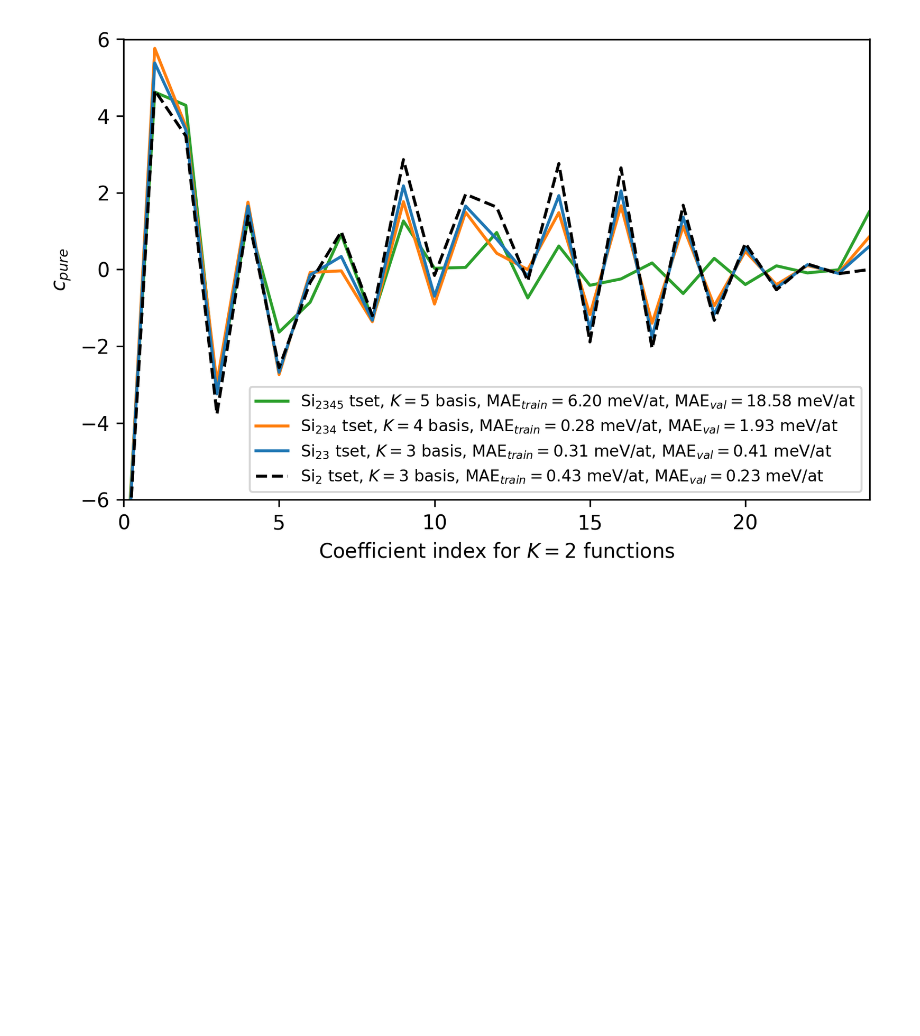
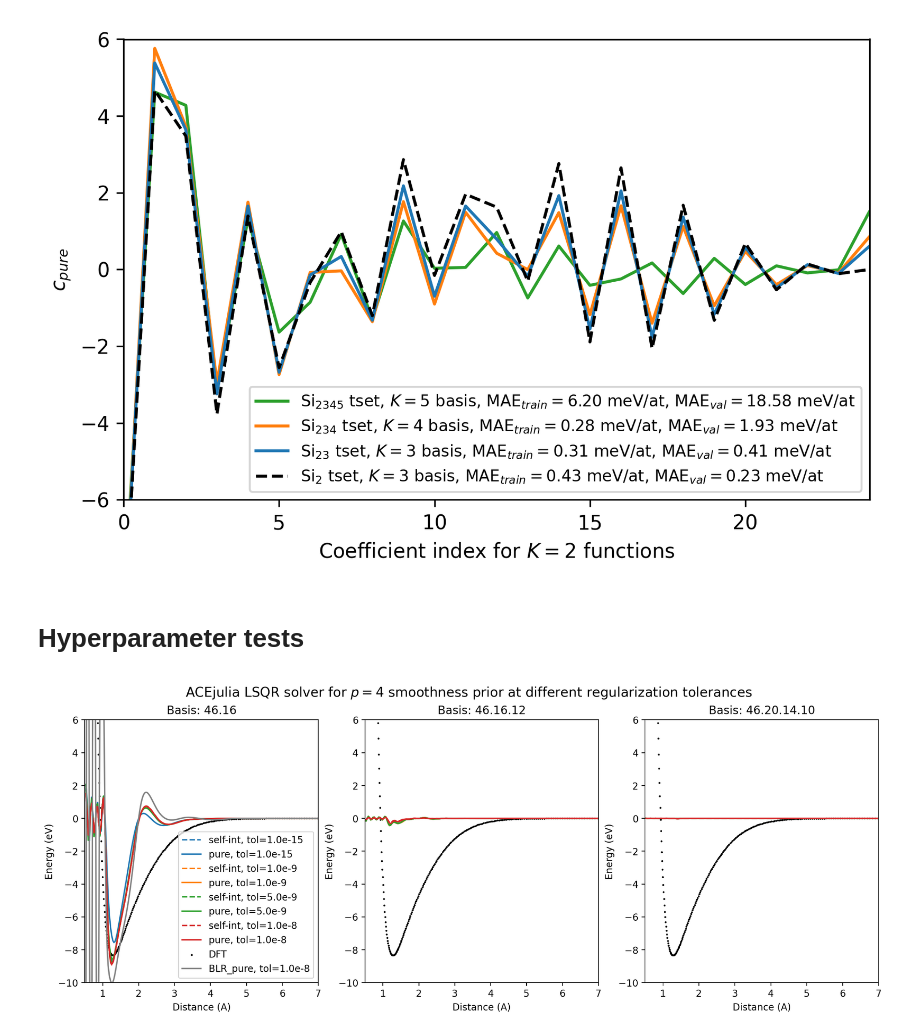
Before and after one commit to apolmiguel/aceconverge2025, a Jupyter notebook: plots_response.ipynb, the cells around one changed output. Cells and saved outputs as stored; diff of their text form; code cells hidden in the pictures; blank space fills up the shorter version.

```diff
--- a/plots_response.ipynb
+++ b/plots_response.ipynb
@@ -914,3 +952,50 @@ plt.tight_layout()
 fig.savefig('figures/ind_silicon_k2coeffs.png',dpi=300,bbox_inches='tight')
 # %% [output]
 [figure]
+# %% [markdown]
+# Hyperparameter tests
+# %%
+basis_tags = ['46.16', '46.16.12', '46.20.14.10']
+tolerances = ['1.0e-15', '1.0e-9', '5.0e-9', '1.0e-8']
+# tolerances = ['1.0e-8']
+dset = 'Tr1k_n'
+jl_dims = {}
+jl_puredims = {}
+
+for basis in basis_tags:
+    jl_puredims[basis] = {}
+    jl_dims[basis] = {}
+    for i,tol in enumerate(tolerances):
+        jl_dims[basis][tol] = np.loadtxt(f'acejulia/{dset}/' + basis + f'/ecost50.0/damp{tol}/dimercurve.dat').T
+        jl_puredims[basis][tol] = np.loadtxt(f'acejulia/{dset}_purify/' + basis + f'/ecost50.0/damp{tol}/dimercurve.dat').T
+
+g, gax = plt.subplots(1, 3, figsize=(15, 5), dpi=200)
+g.suptitle(r'ACEjulia LSQR solver for $p=4$ smoothness prior at different regularization tolerances', fontsize=14)
+# g.subplots_adjust(top=0.95)
+# for tags in jl_puredims['46.16']:
+#     tolval = tags
+#     dimers = jl_puredims['46.16'][tags]
+#     gax[0,0].plot(*dimers, label='tol='+tolval)
+
+for i,axes in enumerate(gax.flatten()):
+    axes.set_title(f'Basis: {basis_tags[i]}')
+    for j,tol in enumerate(tolerances):
+        axes.plot(*jl_dims[basis_tags[i]][tol], ls='--', label='self-int, tol='+tol, color='C'+str(j))
+        axes.plot(*jl_puredims[basis_tags[i]][tol], label='pure, tol='+tol, color='C'+str(j))
+    # axes.plot(*jl_puredims[basis_tags[i]]['1.0e-15'], label='tol=1.0e-15')
+    axes.set_xlim(0.5, 7)
+    axes.scatter(*en_qe, s=1, color='k', label='DFT')
+    axes.set_ylabel('Energy (eV)')
+    axes.set_xlabel('Distance (A)')
+    # axes.set_ylim(-10, 6)
+    axes.set_ylim(-10, 6)
+    # axes.set_ylim(-0.5,0.5)
+    # if i==3:
+        # axes.scatter(*en_qe, s=1, color='k', label='DFT')
+    # else:
+        # axes.scatter(*en_qe, s=1, color='k')
+gax[0].plot(*np.loadtxt('acejulia/Tr1k_n_purify/46.16/ecost50.0/damp1.0e-8/dimercurve_BLR.dat').T, label='BLR_pure, tol=1.0e-8',color='gray')
+gax[0].legend(loc='lower right')
+g.savefig('figures/acejulia_lsqr_smoothness.png', dpi=300, bbox_inches='tight')
+# %% [output]
+[figure, added]
```
Also changed, not shown: parts of 5 cells of this notebook, 15 other files.
